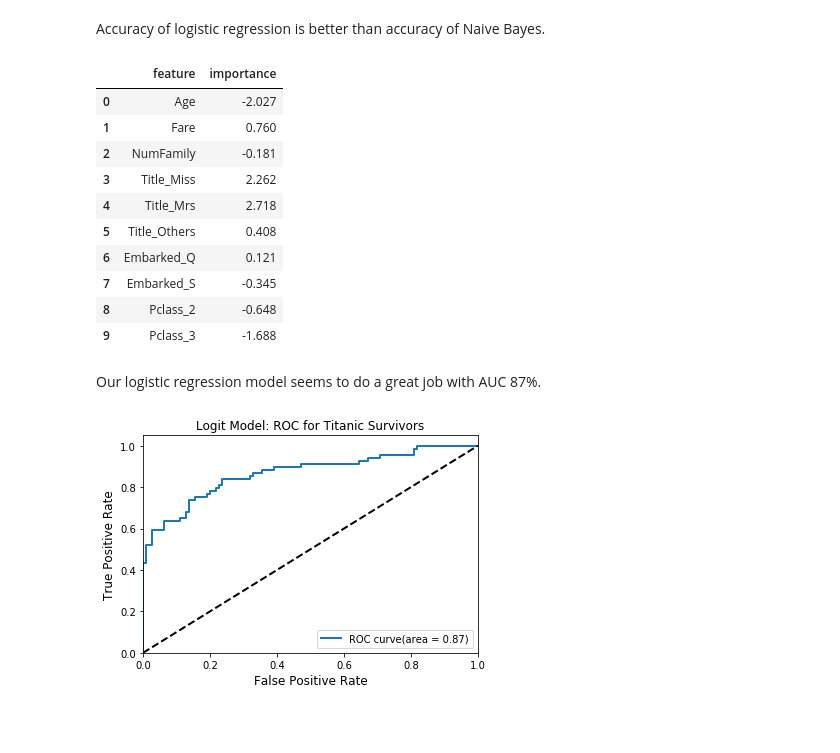
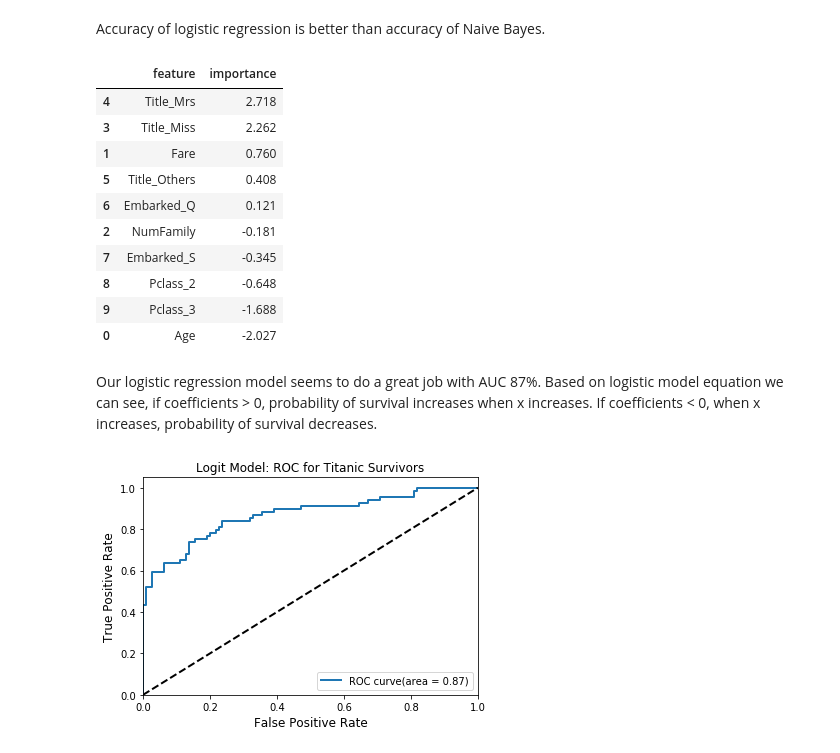
Before and after one commit to CoolGIRLCOCO/Project-Titantic-Survival-Prediction-ToBContinuted, a Jupyter notebook: Predict Survival on Titanic Datasets Using Classification Methods(Part 2).ipynb, the cells around one changed output. Drawn from its saved outputs; the diff is of its cells as text; code cells hidden in the pictures; blank space fills up the shorter version.

```diff
--- a/Predict Survival on Titanic Datasets Using Classification Methods(Part 2).ipynb
+++ b/Predict Survival on Titanic Datasets Using Classification Methods(Part 2).ipynb
@@ -481,21 +481,22 @@ F1 Score:  0.74
 # %% [markdown]
 Accuracy of logistic regression is better than accuracy of Naive Bayes.
 # %%
-pd.DataFrame({'feature':traindata_X.columns,'importance':np.round(logit.coef_[0],3)})
+Coef = pd.DataFrame({'feature':traindata_X.columns,'importance':np.round(logit.coef_[0],3)})
+Coef.sort_values('importance',ascending=0)
 # %% [output]
 |  | feature | importance |
-| 0 | Age | -2.027 |
+| 4 | Title_Mrs | 2.718 |
+| 3 | Title_Miss | 2.262 |
 | 1 | Fare | 0.760 |
-| 2 | NumFamily | -0.181 |
-| 3 | Title_Miss | 2.262 |
-| 4 | Title_Mrs | 2.718 |
 | 5 | Title_Others | 0.408 |
 | 6 | Embarked_Q | 0.121 |
+| 2 | NumFamily | -0.181 |
 | 7 | Embarked_S | -0.345 |
 | 8 | Pclass_2 | -0.648 |
 | 9 | Pclass_3 | -1.688 |
+| 0 | Age | -2.027 |
 # %% [markdown]
-Our logistic regression model seems to do a great job with AUC 87%.
+Our logistic regression model seems to do a great job with AUC 87%. Based on logistic model equation we can see, if coefficients > 0, probability of survival increases when x increases. If coefficients < 0, when x increases, probability of survival decreases.
 # %%
 y_score = logit.predict_proba(testdata_X)[:,1]
 
```
Also changed, not shown: parts of 7 cells of this notebook.
